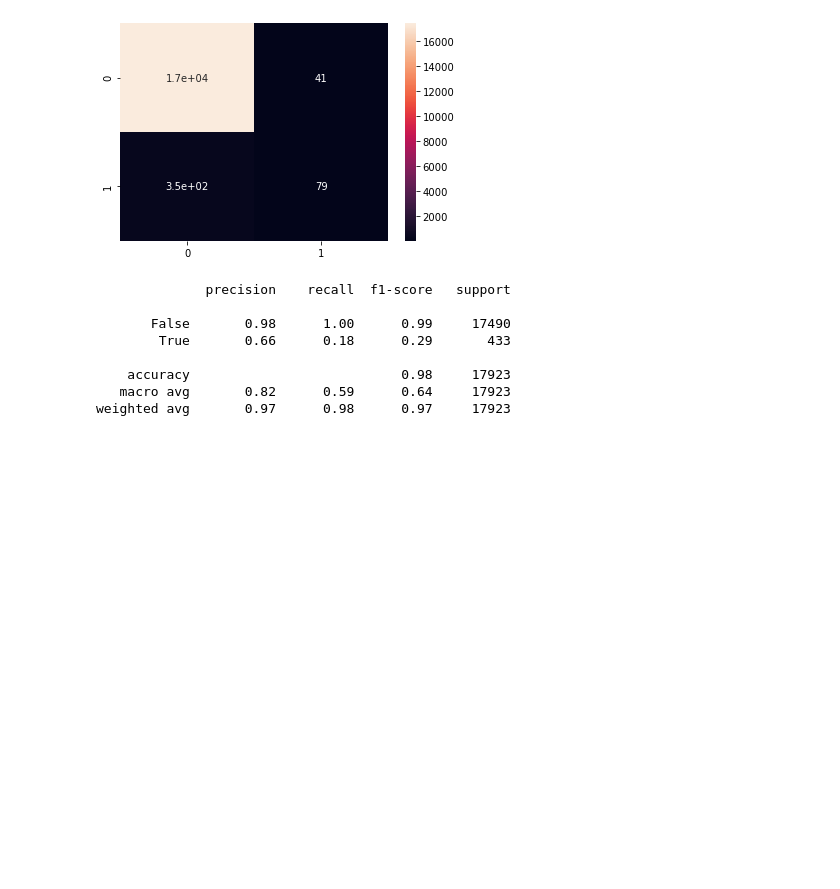
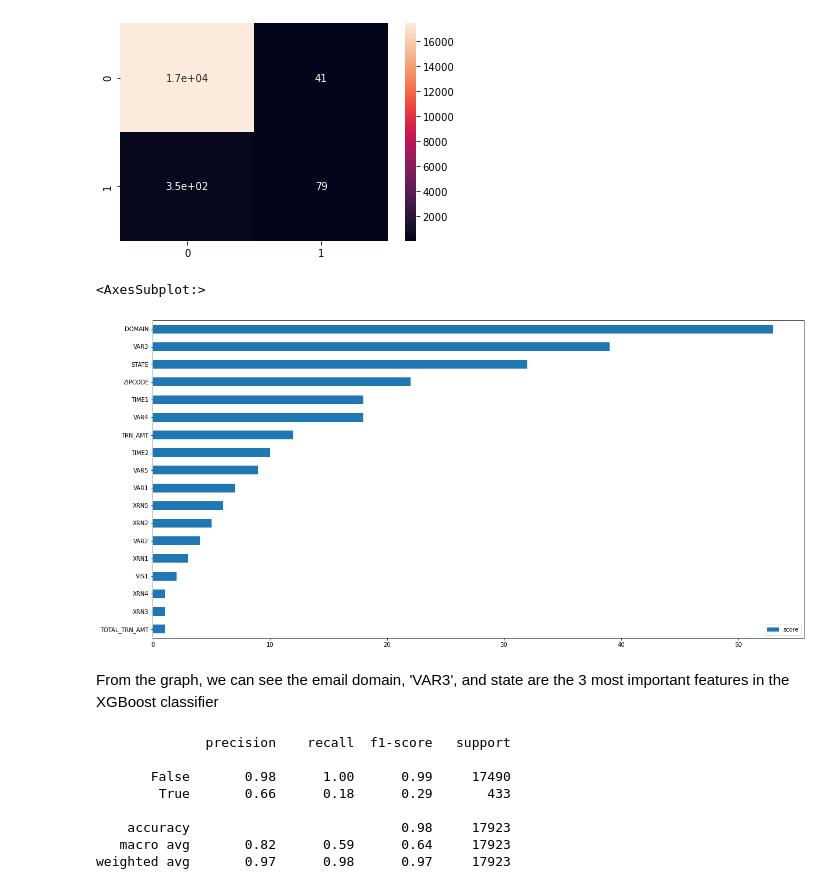
Before and after one commit to wj6801/Credit-Card-Fraud, a Jupyter notebook: credit_card_fraud.ipynb, the cells around one changed output. Drawn from its saved outputs; the diff is of its cells as text; code cells hidden in the pictures; blank space fills up the shorter version.

```diff
--- a/credit_card_fraud.ipynb
+++ b/credit_card_fraud.ipynb
@@ -206,6 +183,6 @@ X_train
 # %%
 data = df1.copy()
-data.TRN_TYPE = data.TRN_TYPE=='FRAUD'
+data['TRN_TYPE'] = data['TRN_TYPE']=='FRAUD'
 # %%
 # %pip install category_encoders
 # %%
@@ -214,7 +191,5 @@ import category_encoders as ce
 numeric_columns = ['ZIPCODE', 'TIME1', 'TIME2', 'VIS1', 'VIS2', 'XRN1', 'XRN2', 'XRN3', 'XRN4', 'XRN5', 'VAR1', 'VAR2', 'VAR3', 'VAR4', 'VAR5', 'TRN_AMT', 'TOTAL_TRN_AMT']
 categorical_columns = ['DOMAIN', 'STATE']
 
-# Assuming 'X_train' is your training data with categorical features
-# Replace 'categorical_columns' with the names of your categorical columns
 encoder = ce.TargetEncoder(cols=['DOMAIN', 'STATE'])
-data_encoded = encoder.fit_transform(data.drop(columns=['TRN_TYPE']), data.TRN_TYPE)
+data_encoded = encoder.fit_transform(data.drop(columns=['TRN_TYPE']), data['TRN_TYPE'])
@@ -282,6 +258,19 @@ sns.heatmap(cm, annot=True)
 weighted avg       0.97      0.98      0.97     17923
 <AxesSubplot:>
 [figure]
+# %%
+feature_important = XGB_clf.get_booster().get_score(importance_type='weight')
+keys = list(feature_important.keys())
+values = list(feature_important.values())
+
+xgb_features = pd.DataFrame(data=values, index=keys, columns=["score"]).sort_values(by="score", ascending=False)
+top_features = xgb_features.nlargest(40, columns="score").iloc[::-1]
+top_features.plot(kind='barh', figsize=(20, 10))
+# %% [output]
+<AxesSubplot:>
+[figure, added]
+# %% [markdown]
+From the graph, we can see the email domain, 'VAR3', and state are the 3 most important features in the XGBoost classifier
 # %%
 from sklearn.naive_bayes import GaussianNB
 
```
Also changed, not shown: parts of 20 cells of this notebook, 2 other files.
